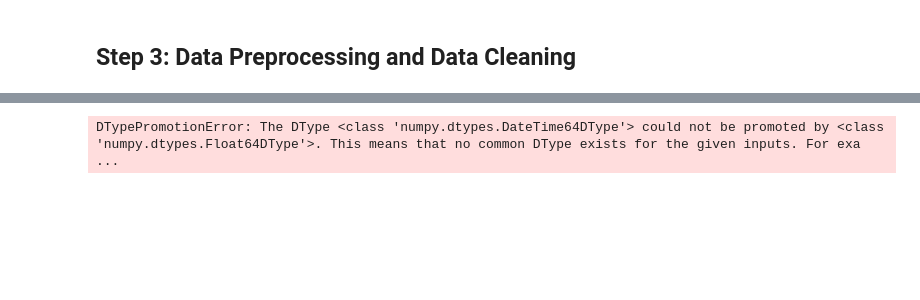
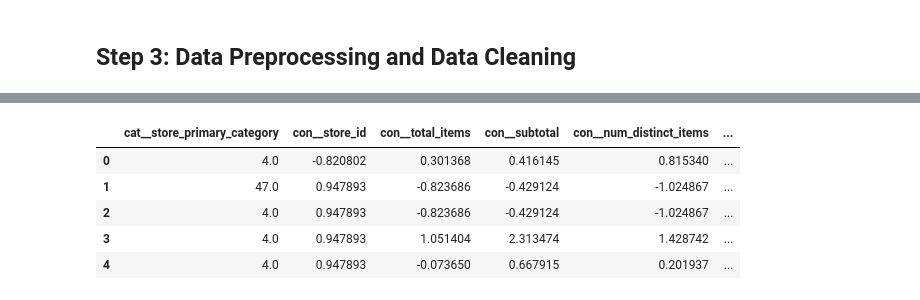
Before and after one commit to ganesh-207/Machine_learning, a Jupyter notebook: Project/Delivery Duration Prediction.ipynb, the cells around one changed output, grey strips where cells are left out. Cells and saved outputs as stored; diff of their text form; code cells hidden in the pictures; blank space fills up the shorter version.

```diff
--- a/Project/Delivery Duration Prediction.ipynb
+++ b/Project/Delivery Duration Prediction.ipynb
@@ -128,17 +180,24 @@ from sklearn.preprocessing import StandardScaler,OneHotEncoder
 # %%
 cat_pipe = make_pipeline(
     SimpleImputer(strategy='most_frequent'),  # data cleaning
-    OneHotEncoder(handle_unknown='ignore',sparse_output=False)  # feature scaling
+    OrdinalEncoder()
+    # OneHotEncoder(handle_unknown='ignore',sparse_output=False)  # feature scaling
 )
 # %%
 con_pipe = make_pipeline(
     SimpleImputer(strategy="mean"),  # data cleaning
     StandardScaler()
 )
+# %%
+time_pipe = 'passthrough'
+# %%
+# Handle datetime column using Forward fill
+df[['created_at','actual_delivery_time']] = df[['created_at','actual_delivery_time']].fillna(method='ffill')
 # %%
 pre = ColumnTransformer([
     ('cat',cat_pipe,cat),
-    ('con',con_pipe,con)
+    ('con',con_pipe,con),
+    ('time',time_pipe,time)
     ]).set_output(transform='pandas')
 # %%
 pre
@@ -163,5 +222,10 @@ ColumnTransformer(transformers=[('cat',
 # %%
-X_pre = pre.fit_transform(X)
+X_pre = pre.fit_transform(df)
 X_pre.head()
 # %% [output]
-DTypePromotionError: The DType <class 'numpy.dtypes.DateTime64DType'> could not be promoted by <class 'numpy.dtypes.Float64DType'>. This means that no common DType exists for the given inputs. For exa ...
+|  | cat__store_primary_category | con__store_id | con__total_items | con__subtotal | con__num_distinct_items | ... |
+| 0 | 4.0 | -0.820802 | 0.301368 | 0.416145 | 0.815340 | ... |
+| 1 | 47.0 | 0.947893 | -0.823686 | -0.429124 | -1.024867 | ... |
+| 2 | 4.0 | 0.947893 | -0.823686 | -0.429124 | -1.024867 | ... |
+| 3 | 4.0 | 0.947893 | 1.051404 | 2.313474 | 1.428742 | ... |
+| 4 | 4.0 | 0.947893 | -0.073650 | 0.667915 | 0.201937 | ... |
```
Also changed, not shown: parts of 17 cells of this notebook, 1 other file.
